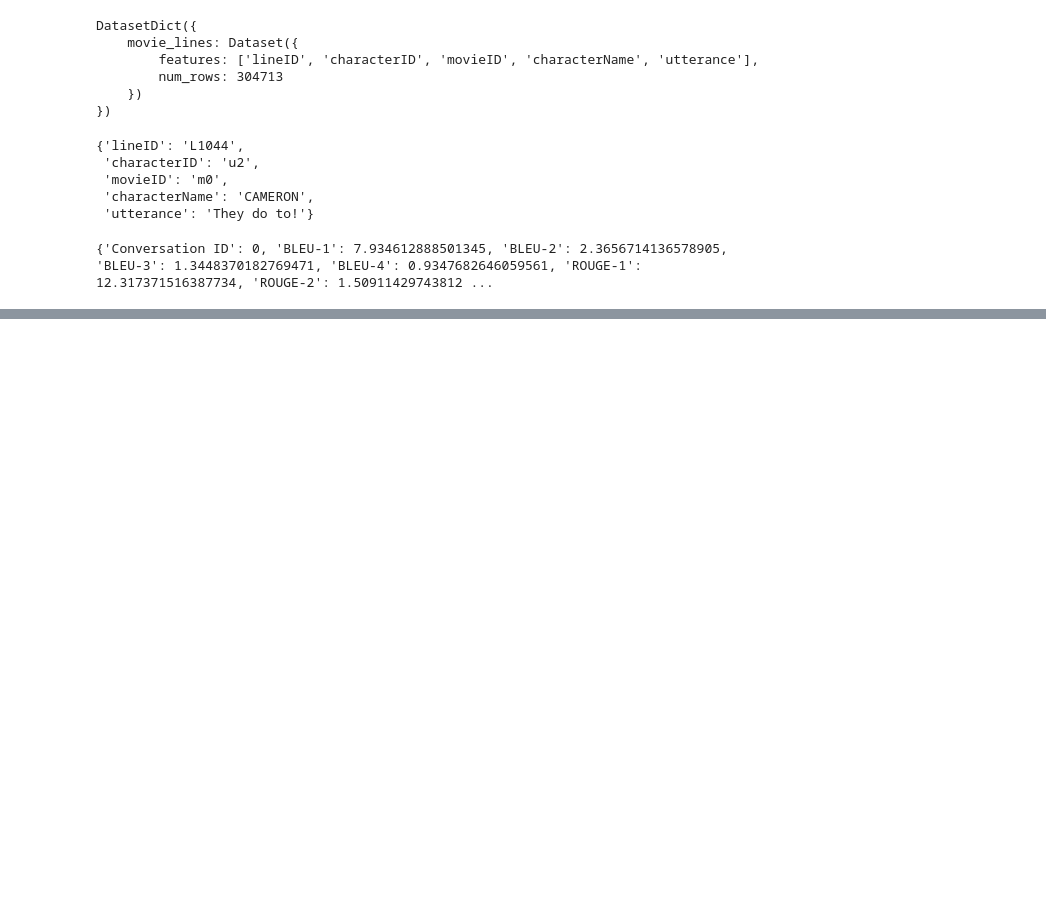
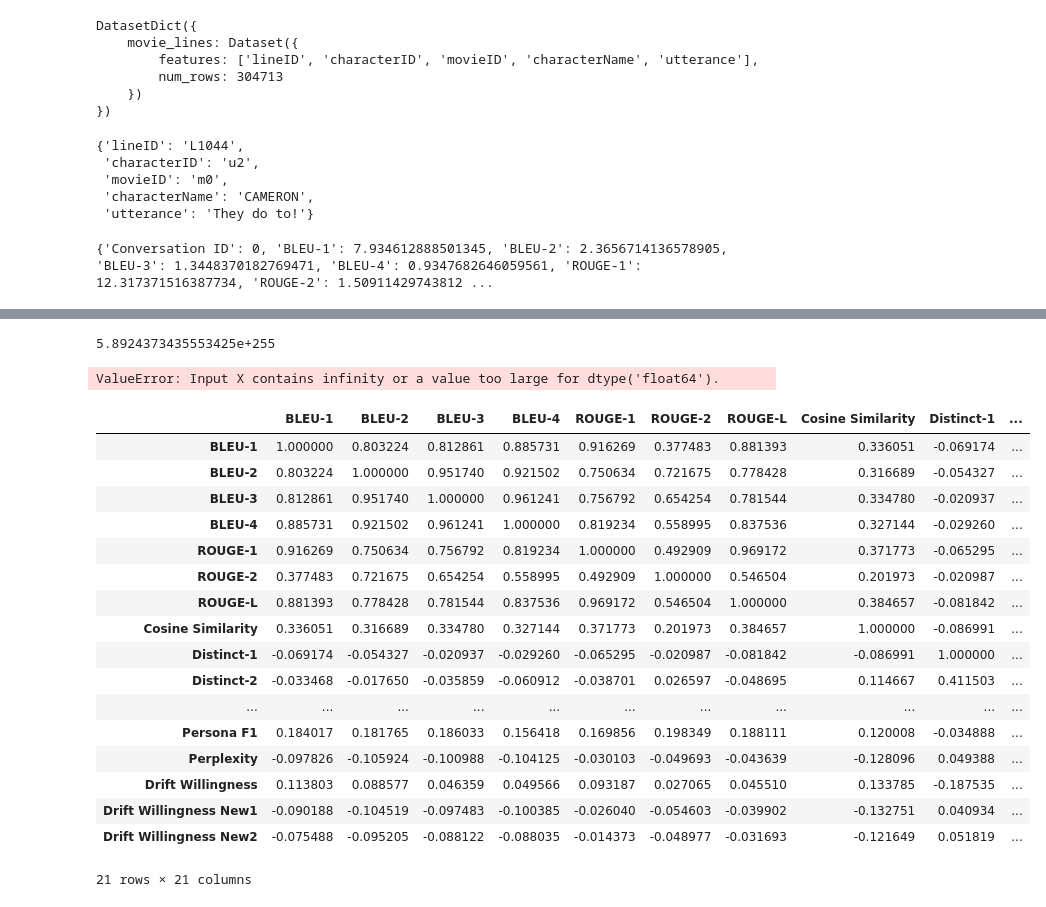
Before and after one commit to rhdrhd/llm_persona, a Jupyter notebook: test.ipynb, the cells around one changed output, grey strips where cells are left out. Drawn from its saved outputs; the diff is of its cells as text; code cells hidden in the pictures; blank space fills up the shorter version.

```diff
--- a/test.ipynb
+++ b/test.ipynb
@@ -1415,0 +1788,40 @@ print_avg_metrics("experiment1_metrics")
+# %%
+df_no_id['Perplexity'].max()
+# %% [output]
+5.8924373435553425e+255
+# %%
+df_standardized = df_no_id.copy()
+
+# Loop through each column
+for column in df_standardized.columns:
+    # Initialize the scaler for each column
+    scaler = StandardScaler()
+
+    # Reshape the data because StandardScaler expects a 2D array
+    df_standardized[column] = scaler.fit_transform(df_standardized[column].values.reshape(-1, 1))
+# %% [output]
+ValueError: Input X contains infinity or a value too large for dtype('float64').
+# %%
+df_no_id
+correlation_matrix_no_id = df_no_id.corr()
+# %%
+correlation_matrix_no_id
+# %% [output]
+|  | BLEU-1 | BLEU-2 | BLEU-3 | BLEU-4 | ROUGE-1 | ROUGE-2 | ROUGE-L | Cosine Similarity | Distinct-1 | ... |
+| BLEU-1 | 1.000000 | 0.803224 | 0.812861 | 0.885731 | 0.916269 | 0.377483 | 0.881393 | 0.336051 | -0.069174 | ... |
+| BLEU-2 | 0.803224 | 1.000000 | 0.951740 | 0.921502 | 0.750634 | 0.721675 | 0.778428 | 0.316689 | -0.054327 | ... |
+| BLEU-3 | 0.812861 | 0.951740 | 1.000000 | 0.961241 | 0.756792 | 0.654254 | 0.781544 | 0.334780 | -0.020937 | ... |
+| BLEU-4 | 0.885731 | 0.921502 | 0.961241 | 1.000000 | 0.819234 | 0.558995 | 0.837536 | 0.327144 | -0.029260 | ... |
+| ROUGE-1 | 0.916269 | 0.750634 | 0.756792 | 0.819234 | 1.000000 | 0.492909 | 0.969172 | 0.371773 | -0.065295 | ... |
+| ROUGE-2 | 0.377483 | 0.721675 | 0.654254 | 0.558995 | 0.492909 | 1.000000 | 0.546504 | 0.201973 | -0.020987 | ... |
+| ROUGE-L | 0.881393 | 0.778428 | 0.781544 | 0.837536 | 0.969172 | 0.546504 | 1.000000 | 0.384657 | -0.081842 | ... |
+| Cosine Similarity | 0.336051 | 0.316689 | 0.334780 | 0.327144 | 0.371773 | 0.201973 | 0.384657 | 1.000000 | -0.086991 | ... |
+| Distinct-1 | -0.069174 | -0.054327 | -0.020937 | -0.029260 | -0.065295 | -0.020987 | -0.081842 | -0.086991 | 1.000000 | ... |
+| Distinct-2 | -0.033468 | -0.017650 | -0.035859 | -0.060912 | -0.038701 | 0.026597 | -0.048695 | 0.114667 | 0.411503 | ... |
+| ... | ... | ... | ... | ... | ... | ... | ... | ... | ... | ... |
+| Persona F1 | 0.184017 | 0.181765 | 0.186033 | 0.156418 | 0.169856 | 0.198349 | 0.188111 | 0.120008 | -0.034888 | ... |
+| Perplexity | -0.097826 | -0.105924 | -0.100988 | -0.104125 | -0.030103 | -0.049693 | -0.043639 | -0.128096 | 0.049388 | ... |
+| Drift Willingness | 0.113803 | 0.088577 | 0.046359 | 0.049566 | 0.093187 | 0.027065 | 0.045510 | 0.133785 | -0.187535 | ... |
+| Drift Willingness New1 | -0.090188 | -0.104519 | -0.097483 | -0.100385 | -0.026040 | -0.054603 | -0.039902 | -0.132751 | 0.040934 | ... |
+| Drift Willingness New2 | -0.075488 | -0.095205 | -0.088122 | -0.088035 | -0.014373 | -0.048977 | -0.031693 | -0.121649 | 0.051819 | ... |
+21 rows × 21 columns
```
Also changed, not shown: parts of 99 cells of this notebook, 6 other files.
